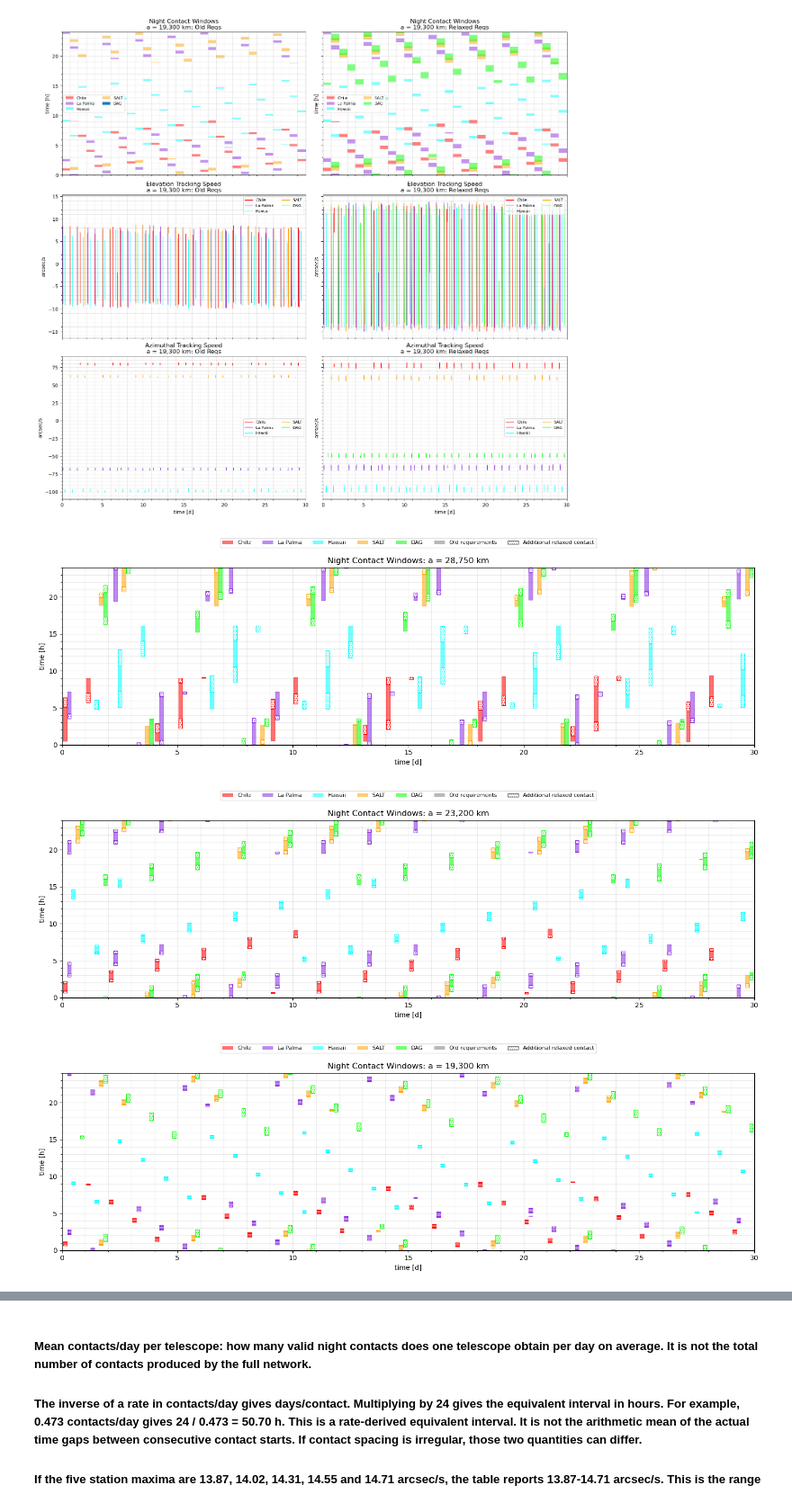
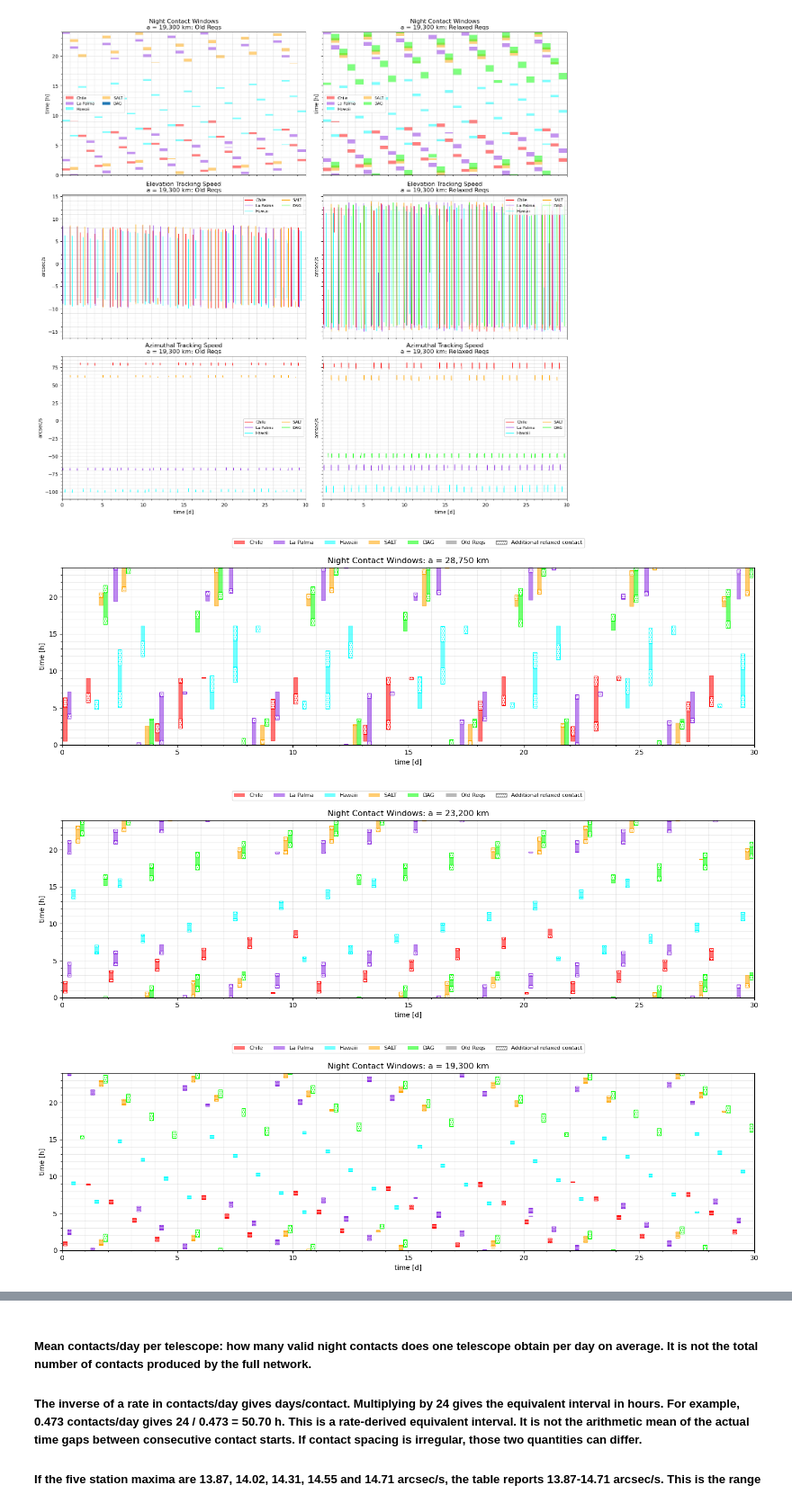
Before and after one commit to pscleo/NuAncestor, a Jupyter notebook: FreeFlyer/visibility_reqChange.ipynb, the cells around one changed output, grey strips where cells are left out. Shown at 90% size. Saved outputs shown, nothing was run; the diff lists cells and outputs as text; code cells hidden in the pictures.

```diff
--- a/FreeFlyer/visibility_reqChange.ipynb
+++ b/FreeFlyer/visibility_reqChange.ipynb
@@ -15,7 +15,7 @@ from pathlib import Path
 from IPython.display import display
 # %%
 # Main folder containing the six simulation folders
-BASE = Path("All_Results/RelaxedParamsCompared")
+BASE = Path("All_Results/RelaxedParamsCompared/30_days/")
 
 # Settings to change !!
 DAYS = 30
@@ -201,7 +201,7 @@ legend_handles = [
     for station in SELECTED_TELESCOPES]
 
 legend_handles += [
-    Patch(facecolor="grey", alpha=0.55, label="Old requirements"),
+    Patch(facecolor="grey", alpha=0.55, label="Old Reqs"),
     Patch(facecolor="none", edgecolor="grey",
           hatch=RELAXED_HATCH, label="Additional relaxed contact")]
 
@@ -259,36 +259,36 @@ for case in cases:
     ax.set_xlabel("time [d]")
     ax.set_ylabel("time [h]")
     ax.set_xlim(0, DAYS)
     ax.set_ylim(0, 24)
     ax.set_xticks(np.arange(0, DAYS + 1, 5))
     ax.set_yticks(np.arange(0, 25, 5))
     ax.minorticks_on()
     ax.grid(which="both", alpha=0.25)
     ax.set_axisbelow(True)
 
     ax.legend(
         handles=legend_handles,
         loc="upper center",
         bbox_to_anchor=(0.5, 1.18),
         ncol=len(legend_handles),
         fontsize=8)
 
     plt.tight_layout()
 
     if SAVE_FIGURES:
         output = BASE / "comparison_plots"
         output.mkdir(exist_ok=True)
 
         fig.savefig(
             output / f"contact_windows_comparison_a{case['a']}.png",
             dpi=300,
             bbox_inches="tight")
 
     plt.show()
 # %% [output]
-[figure, old version]
+[figure, new version]
-[figure, old version]
+[figure, new version]
-[figure, old version]
+[figure, new version]
 # %%
 MU_EARTH = 398600.4418  # Earth's gravitational parameter [km^3/s^2]
 
```
Also changed, not shown: parts of 12 cells of this notebook.
